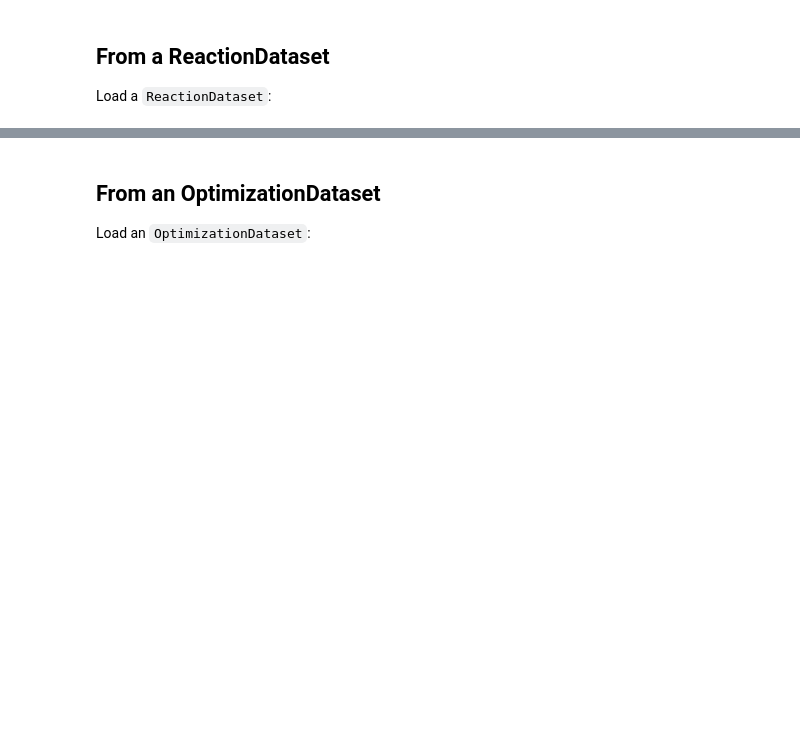
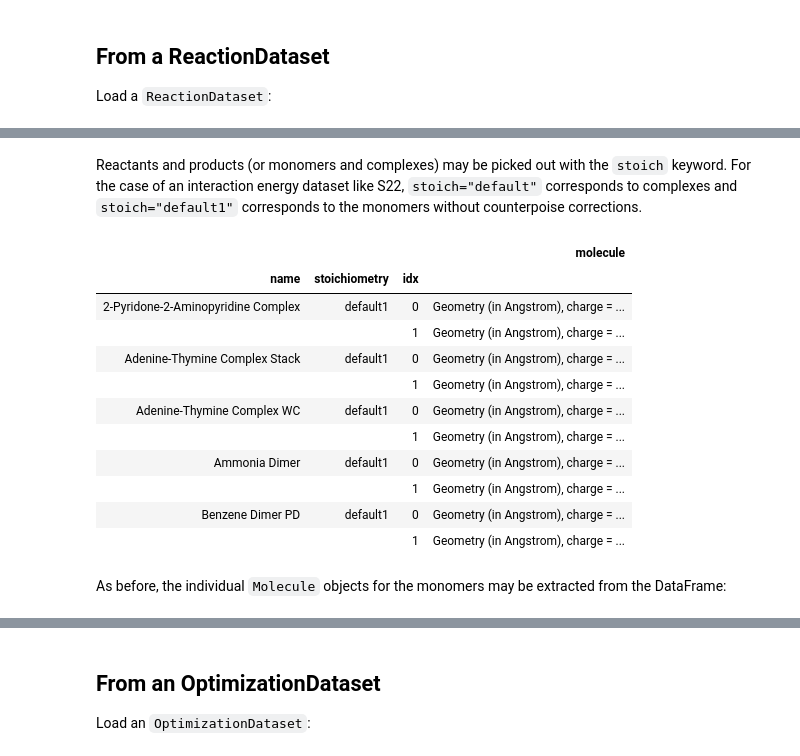
Before and after one commit to MolSSI/QCArchiveExamples, a Jupyter notebook: cookbook/molecules.ipynb, the cells around one changed output, grey strips where cells are left out. Drawn from its saved outputs; the diff is of its cells as text; code cells hidden in the pictures; blank space fills up the shorter version.

```diff
--- a/cookbook/molecules.ipynb
+++ b/cookbook/molecules.ipynb
@@ -33,0 +83,20 @@ Each reaction has a `stoichiometry` describing which molecules are involved in t
+# %% [markdown]
+Reactants and products (or monomers and complexes) may be picked out with the `stoich` keyword. For the case of an interaction energy dataset like S22, `stoich="default"` corresponds to complexes and `stoich="default1"` corresponds to the monomers without counterpoise corrections.
+# %%
+monomers = ds.get_molecules(stoich="default1")
+monomers.head(10)
+# %% [output]
+|  |  |  | molecule |
+| name | stoichiometry | idx |  |
+| 2-Pyridone-2-Aminopyridine Complex | default1 | 0 | Geometry (in Angstrom), charge = ... |
+|  |  | 1 | Geometry (in Angstrom), charge = ... |
+| Adenine-Thymine Complex Stack | default1 | 0 | Geometry (in Angstrom), charge = ... |
+|  |  | 1 | Geometry (in Angstrom), charge = ... |
+| Adenine-Thymine Complex WC | default1 | 0 | Geometry (in Angstrom), charge = ... |
+|  |  | 1 | Geometry (in Angstrom), charge = ... |
+| Ammonia Dimer | default1 | 0 | Geometry (in Angstrom), charge = ... |
+|  |  | 1 | Geometry (in Angstrom), charge = ... |
+| Benzene Dimer PD | default1 | 0 | Geometry (in Angstrom), charge = ... |
+|  |  | 1 | Geometry (in Angstrom), charge = ... |
+# %% [markdown]
+As before, the individual `Molecule` objects for the monomers may be extracted from the DataFrame:
```
Also changed, not shown: parts of 25 cells of this notebook.
